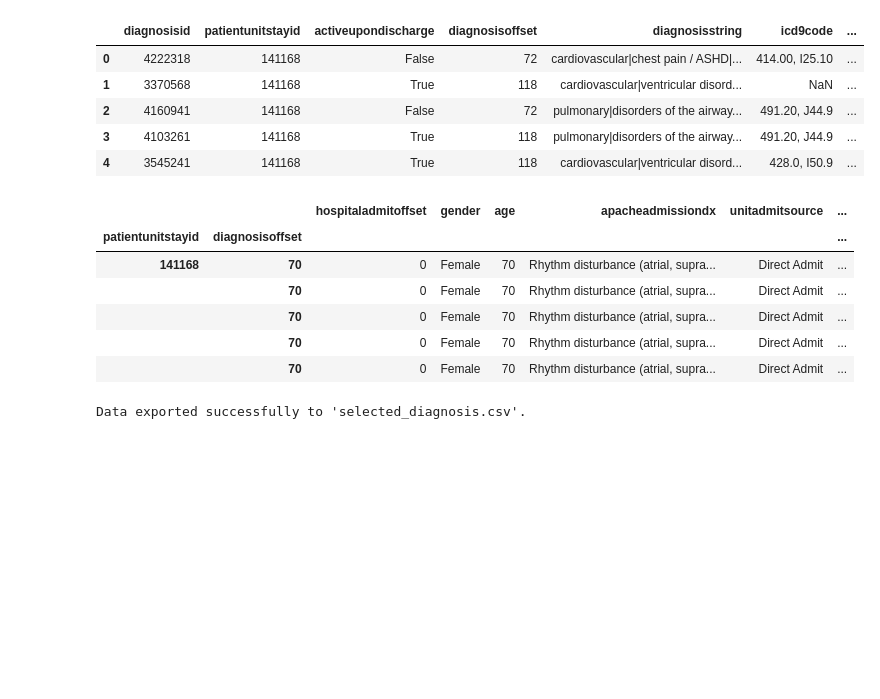
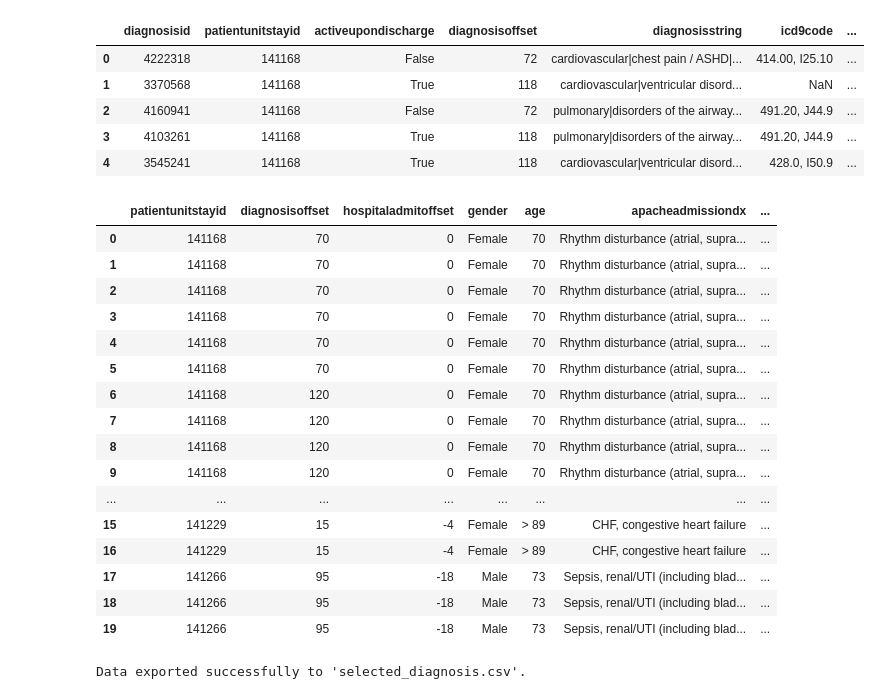
Before and after one commit to joy628/master-project, a Jupyter notebook: data-preprocessing/diagnosis.ipynb, the cells around one changed output. Saved outputs shown, nothing was run; the diff lists cells and outputs as text; code cells hidden in the pictures; blank space fills up the shorter version.

Commit message:
patient analysis

```diff
--- a/data-preprocessing/diagnosis.ipynb
+++ b/data-preprocessing/diagnosis.ipynb
@@ -34,15 +34,25 @@ df.sort_index(level = ['patientunitstayid', 'diagnosisoffset'], inplace = True)
 # Resample every 5 mins
 df.rename(round_up, level = 'diagnosisoffset', inplace = True)
 # %%
-df.head( )
+df.head(n=20)
 # %% [output]
-|  |  | hospitaladmitoffset | gender | age | apacheadmissiondx | unitadmitsource | ... |
-| patientunitstayid | diagnosisoffset |  |  |  |  |  | ... |
-| 141168 | 70 | 0 | Female | 70 | Rhythm disturbance (atrial, supra... | Direct Admit | ... |
-|  | 70 | 0 | Female | 70 | Rhythm disturbance (atrial, supra... | Direct Admit | ... |
-|  | 70 | 0 | Female | 70 | Rhythm disturbance (atrial, supra... | Direct Admit | ... |
-|  | 70 | 0 | Female | 70 | Rhythm disturbance (atrial, supra... | Direct Admit | ... |
-|  | 70 | 0 | Female | 70 | Rhythm disturbance (atrial, supra... | Direct Admit | ... |
+|  | patientunitstayid | diagnosisoffset | hospitaladmitoffset | gender | age | apacheadmissiondx | ... |
+| 0 | 141168 | 70 | 0 | Female | 70 | Rhythm disturbance (atrial, supra... | ... |
+| 1 | 141168 | 70 | 0 | Female | 70 | Rhythm disturbance (atrial, supra... | ... |
+| 2 | 141168 | 70 | 0 | Female | 70 | Rhythm disturbance (atrial, supra... | ... |
+| 3 | 141168 | 70 | 0 | Female | 70 | Rhythm disturbance (atrial, supra... | ... |
+| 4 | 141168 | 70 | 0 | Female | 70 | Rhythm disturbance (atrial, supra... | ... |
+| 5 | 141168 | 70 | 0 | Female | 70 | Rhythm disturbance (atrial, supra... | ... |
+| 6 | 141168 | 120 | 0 | Female | 70 | Rhythm disturbance (atrial, supra... | ... |
+| 7 | 141168 | 120 | 0 | Female | 70 | Rhythm disturbance (atrial, supra... | ... |
+| 8 | 141168 | 120 | 0 | Female | 70 | Rhythm disturbance (atrial, supra... | ... |
+| 9 | 141168 | 120 | 0 | Female | 70 | Rhythm disturbance (atrial, supra... | ... |
+| ... | ... | ... | ... | ... | ... | ... | ... |
+| 15 | 141229 | 15 | -4 | Female | > 89 | CHF, congestive heart failure | ... |
+| 16 | 141229 | 15 | -4 | Female | > 89 | CHF, congestive heart failure | ... |
+| 17 | 141266 | 95 | -18 | Male | 73 | Sepsis, renal/UTI (including blad... | ... |
+| 18 | 141266 | 95 | -18 | Male | 73 | Sepsis, renal/UTI (including blad... | ... |
+| 19 | 141266 | 95 | -18 | Male | 73 | Sepsis, renal/UTI (including blad... | ... |
 # %%
 # df.to_csv(porcesseddir + 'selected_diagnosis.csv',  index=True)
 # print("Data exported successfully to 'selected_diagnosis.csv'.")
```
Also changed, not shown: 2 other files.
